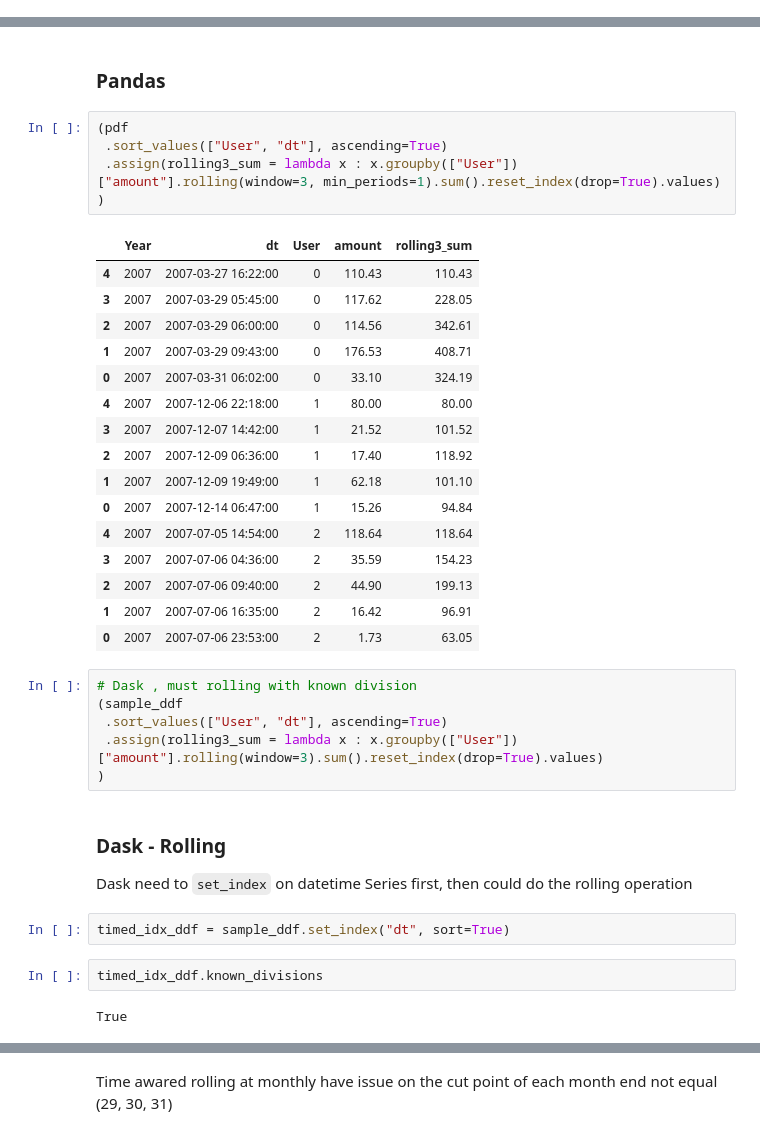
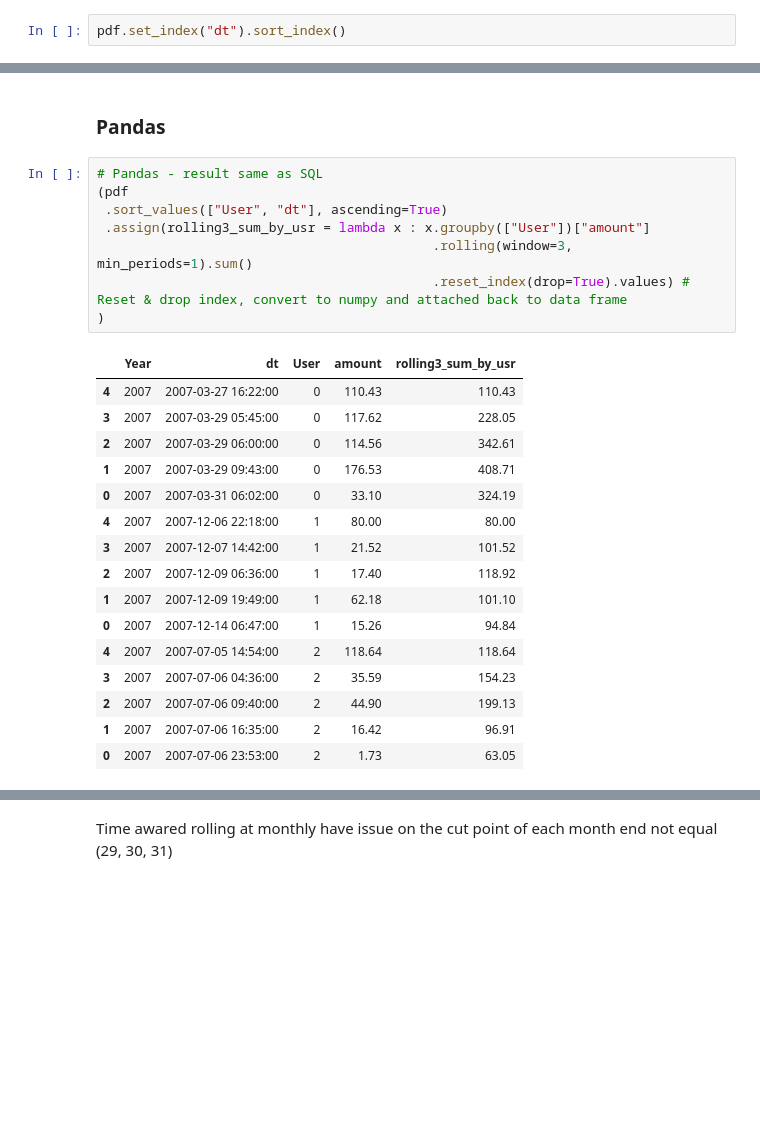
Before and after one commit to pbdanny/PythonProject, a Jupyter notebook: Dask/notebook/dask_timeseries.ipynb, the cells around one changed output, grey strips where cells are left out. Cells and saved outputs as stored; diff of their text form; blank space fills up the shorter version.

```diff
--- a/Dask/notebook/dask_timeseries.ipynb
+++ b/Dask/notebook/dask_timeseries.ipynb
@@ -305,0 +317,2 @@ from sample_ddf
+# %%
+pdf.set_index("dt").sort_index()
@@ -399,12 +498,15 @@ from sample_ddf
 # %% [markdown]
 ### Pandas
 # %%
+# Pandas - result same as SQL
 (pdf
  .sort_values(["User", "dt"], ascending=True)
- .assign(rolling3_sum = lambda x : x.groupby(["User"])["amount"].rolling(window=3, min_periods=1).sum().reset_index(drop=True).values)
+ .assign(rolling3_sum_by_usr = lambda x : x.groupby(["User"])["amount"]
+                                           .rolling(window=3, min_periods=1).sum()
+                                           .reset_index(drop=True).values) # Reset & drop index, convert to numpy and attached back to data frame
 )
 # %% [output]
-|  | Year | dt | User | amount | rolling3_sum |
+|  | Year | dt | User | amount | rolling3_sum_by_usr |
 | 4 | 2007 | 2007-03-27 16:22:00 | 0 | 110.43 | 110.43 |
 | 3 | 2007 | 2007-03-29 05:45:00 | 0 | 117.62 | 228.05 |
 | 2 | 2007 | 2007-03-29 06:00:00 | 0 | 114.56 | 342.61 |
@@ -420,18 +522,3 @@ from sample_ddf
 | 2 | 2007 | 2007-07-06 09:40:00 | 2 | 44.90 | 199.13 |
 | 1 | 2007 | 2007-07-06 16:35:00 | 2 | 16.42 | 96.91 |
 | 0 | 2007 | 2007-07-06 23:53:00 | 2 | 1.73 | 63.05 |
-# %%
-# Dask , must rolling with known division
-(sample_ddf
- .sort_values(["User", "dt"], ascending=True)
- .assign(rolling3_sum = lambda x : x.groupby(["User"])["amount"].rolling(window=3).sum().reset_index(drop=True).values)
-)
-# %% [markdown]
-### Dask - Rolling
-Dask need to `set_index` on datetime Series first, then could do the rolling operation
-# %%
-timed_idx_ddf = sample_ddf.set_index("dt", sort=True)
-# %%
-timed_idx_ddf.known_divisions
-# %% [output]
-True
```
Also changed, not shown: parts of 30 cells of this notebook, 2 other files.
